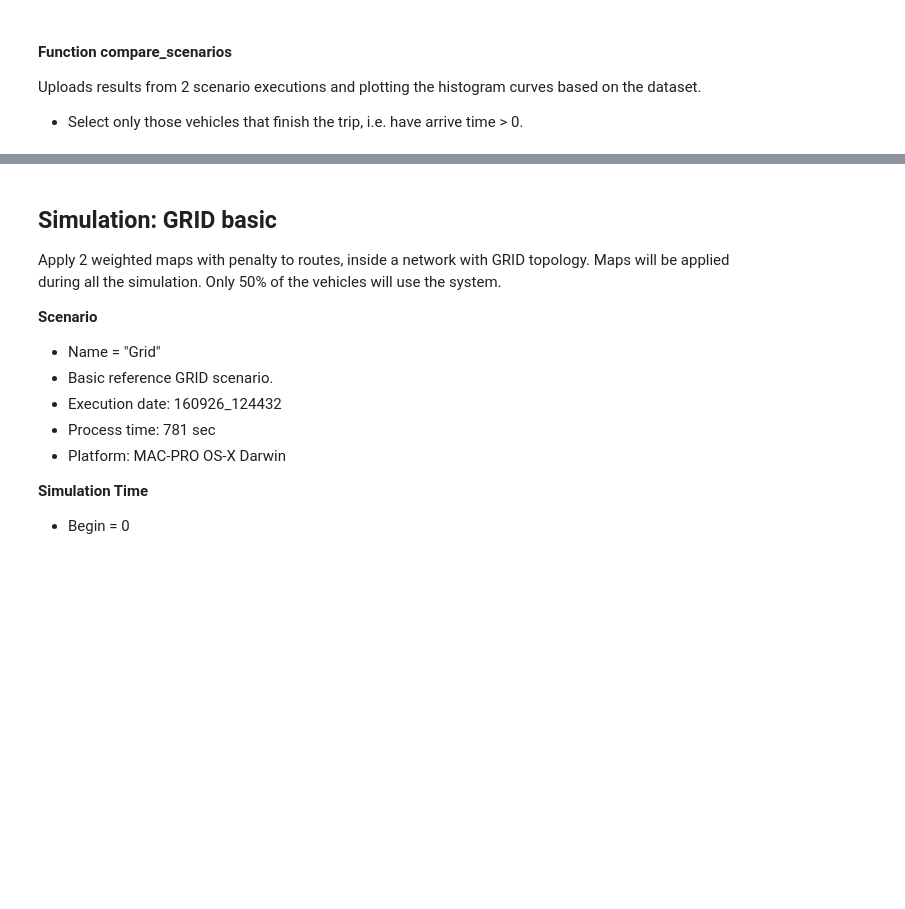
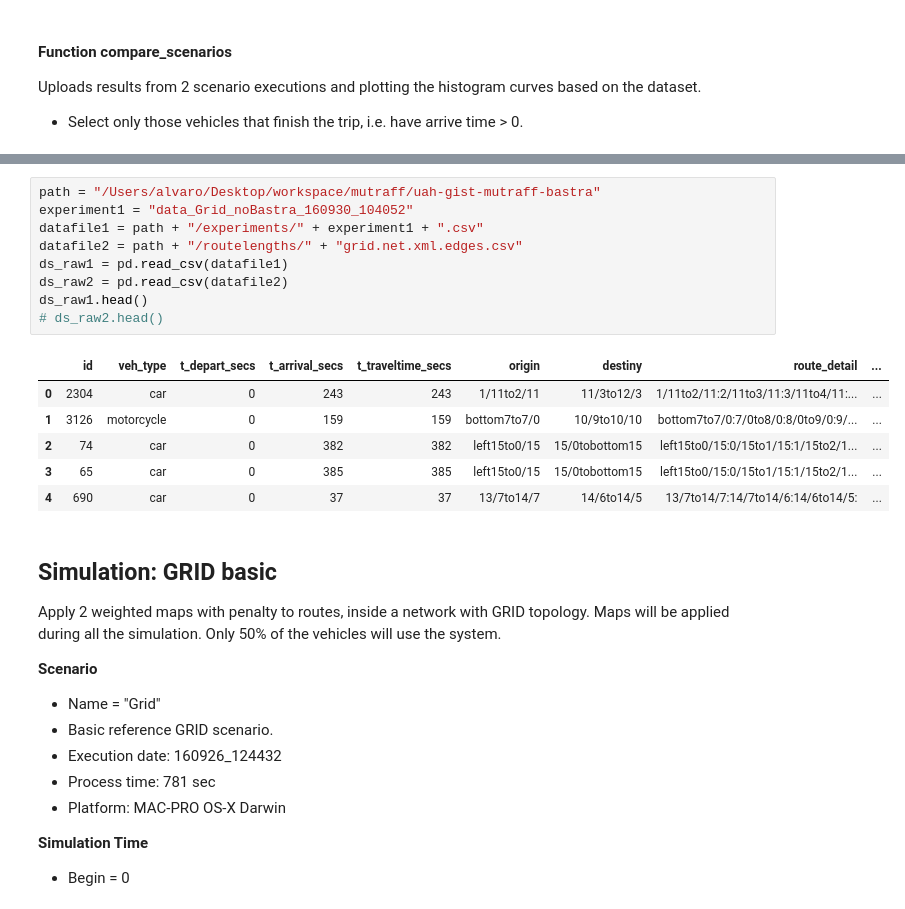
Before and after one commit to akudilcz/uah-gist-mutraff-bastra, a Jupyter notebook: notebooks/bastra_grid_analysis.ipynb, the cells around one changed output, grey strips where cells are left out. Cells and saved outputs as stored; diff of their text form; blank space fills up the shorter version.

```diff
--- a/notebooks/bastra_grid_analysis.ipynb
+++ b/notebooks/bastra_grid_analysis.ipynb
@@ -240,3 +294,19 @@ Scenario:  GRID/BASTRA deactivated  <-->  GRID/BASTRA activated
+# %%
+path = "/Users/alvaro/Desktop/workspace/mutraff/uah-gist-mutraff-bastra"
+experiment1 = "data_Grid_noBastra_160930_104052"
+datafile1 = path + "/experiments/" + experiment1 + ".csv"
+datafile2 = path + "/routelengths/" + "grid.net.xml.edges.csv"
+ds_raw1 = pd.read_csv(datafile1)
+ds_raw2 = pd.read_csv(datafile2)
+ds_raw1.head()
+# ds_raw2.head()
+# %% [output]
+|  | id | veh_type | t_depart_secs | t_arrival_secs | t_traveltime_secs | origin | destiny | route_detail | ... |
+| 0 | 2304 | car | 0 | 243 | 243 | 1/11to2/11 | 11/3to12/3 | 1/11to2/11:2/11to3/11:3/11to4/11:... | ... |
+| 1 | 3126 | motorcycle | 0 | 159 | 159 | bottom7to7/0 | 10/9to10/10 | bottom7to7/0:7/0to8/0:8/0to9/0:9/... | ... |
+| 2 | 74 | car | 0 | 382 | 382 | left15to0/15 | 15/0tobottom15 | left15to0/15:0/15to1/15:1/15to2/1... | ... |
+| 3 | 65 | car | 0 | 385 | 385 | left15to0/15 | 15/0tobottom15 | left15to0/15:0/15to1/15:1/15to2/1... | ... |
+| 4 | 690 | car | 0 | 37 | 37 | 13/7to14/7 | 14/6to14/5 | 13/7to14/7:14/7to14/6:14/6to14/5: | ... |
 # %% [markdown]
 ## Simulation: GRID basic
 Apply 2 weighted maps with penalty to routes, inside a network with GRID topology. Maps will be applied during all the simulation. Only 50% of the vehicles will use the system.
```
Also changed, not shown: parts of 13 cells of this notebook, 10 other files.
